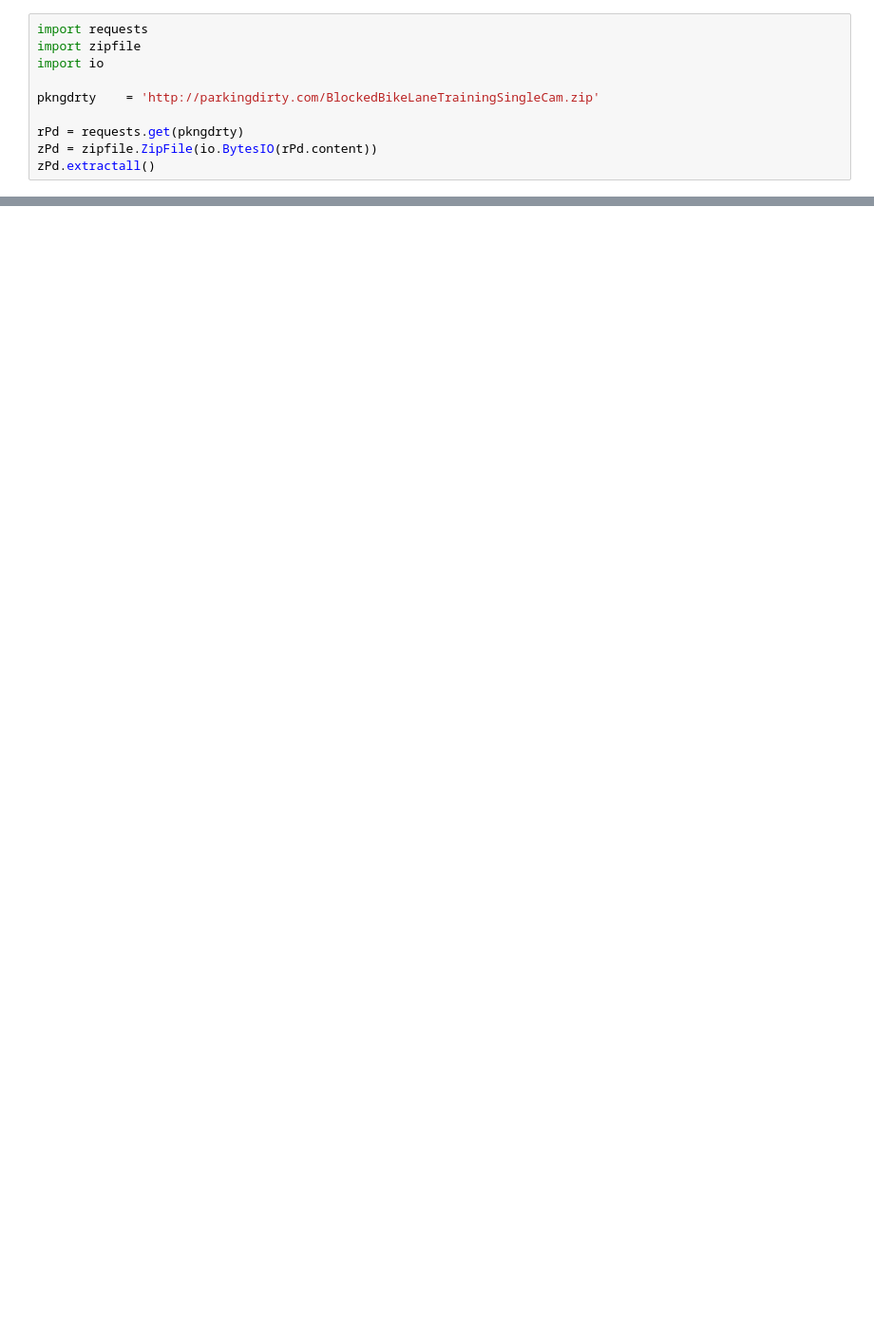
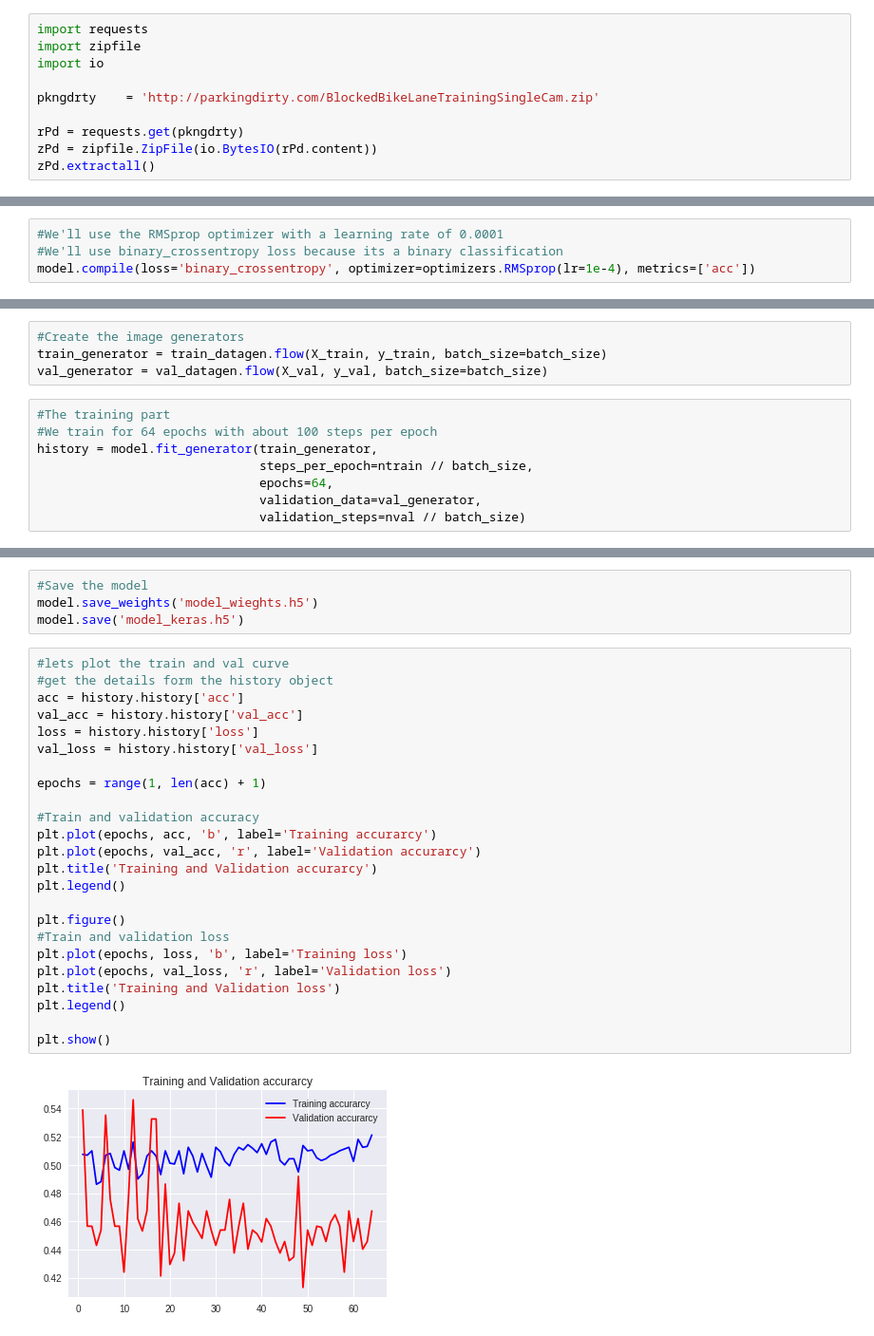
Before and after one commit to bfraiche/parkingdirty, a Jupyter notebook: parking_dirty.ipynb, the cells around one changed output, grey strips where cells are left out. Shown at 95% size. Drawn from its saved outputs; the diff is of its cells as text; blank space fills up the shorter version.

```diff
--- a/parking_dirty.ipynb
+++ b/parking_dirty.ipynb
@@ -45,0 +209,4 @@ globals()
+# %%
+#We'll use the RMSprop optimizer with a learning rate of 0.0001
+#We'll use binary_crossentropy loss because its a binary classification
+model.compile(loss='binary_crossentropy', optimizer=optimizers.RMSprop(lr=1e-4), metrics=['acc'])
@@ -45,0 +226,12 @@ globals()
+# %%
+#Create the image generators
+train_generator = train_datagen.flow(X_train, y_train, batch_size=batch_size)
+val_generator = val_datagen.flow(X_val, y_val, batch_size=batch_size)
+# %%
+#The training part
+#We train for 64 epochs with about 100 steps per epoch
+history = model.fit_generator(train_generator,
+                              steps_per_epoch=ntrain // batch_size,
+                              epochs=64,
+                              validation_data=val_generator,
+                              validation_steps=nval // batch_size)
@@ -45,0 +256,30 @@ globals()
+# %%
+#Save the model
+model.save_weights('model_wieghts.h5')
+model.save('model_keras.h5')
+# %%
+#lets plot the train and val curve
+#get the details form the history object
+acc = history.history['acc']
+val_acc = history.history['val_acc']
+loss = history.history['loss']
+val_loss = history.history['val_loss']
+
+epochs = range(1, len(acc) + 1)
+
+#Train and validation accuracy
+plt.plot(epochs, acc, 'b', label='Training accurarcy')
+plt.plot(epochs, val_acc, 'r', label='Validation accurarcy')
+plt.title('Training and Validation accurarcy')
+plt.legend()
+
+plt.figure()
+#Train and validation loss
+plt.plot(epochs, loss, 'b', label='Training loss')
+plt.plot(epochs, val_loss, 'r', label='Validation loss')
+plt.title('Training and Validation loss')
+plt.legend()
+
+plt.show()
+# %% [output]
+[figure, added]
```
Also changed, not shown: parts of 25 cells of this notebook.
